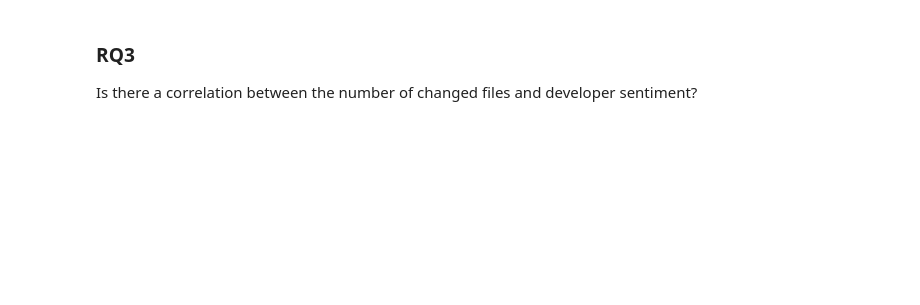
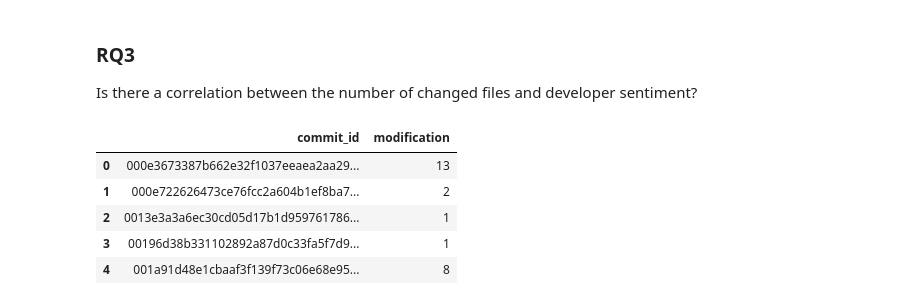
Before and after one commit to tiemonl/CSC640FinalProject, a Jupyter notebook: csc640_proj.ipynb, the cells around one changed output. Drawn from its saved outputs; the diff is of its cells as text; code cells hidden in the pictures; blank space fills up the shorter version.

```diff
--- a/csc640_proj.ipynb
+++ b/csc640_proj.ipynb
@@ -182,3 +230,12 @@ files_changed_count.info()
+# %%
+files_changed_count.head()
+# %% [output]
+|  | commit_id | modification |
+| 0 | 000e3673387b662e32f1037eeaea2aa29... | 13 |
+| 1 | 000e722626473ce76fcc2a604b1ef8ba7... | 2 |
+| 2 | 0013e3a3a6ec30cd05d17b1d959761786... | 1 |
+| 3 | 00196d38b331102892a87d0c33fa5f7d9... | 1 |
+| 4 | 001a91d48e1cbaaf3f139f73c06e68e95... | 8 |
 # %%
 df_sentiments_hashes = commit_messages_final[['commit_id','final_sentiment']]
 df_sentiments_hashes.dropna(inplace=True)
```
Also changed, not shown: parts of 15 cells of this notebook.
